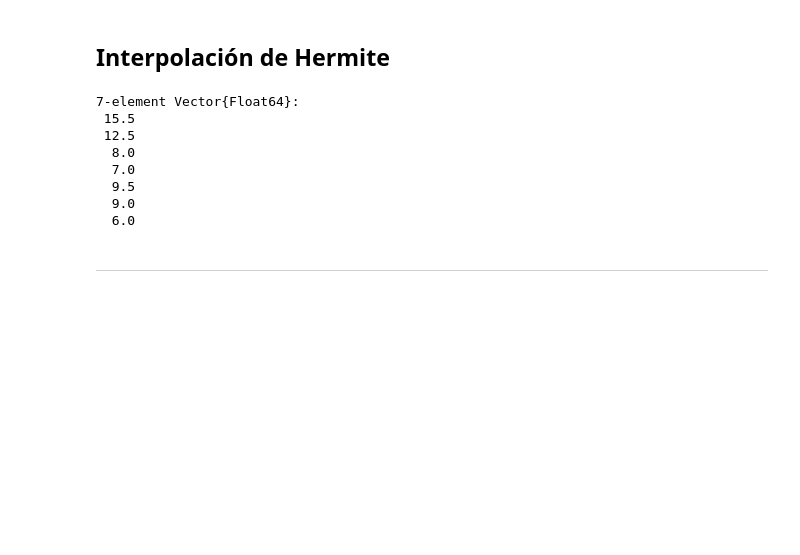
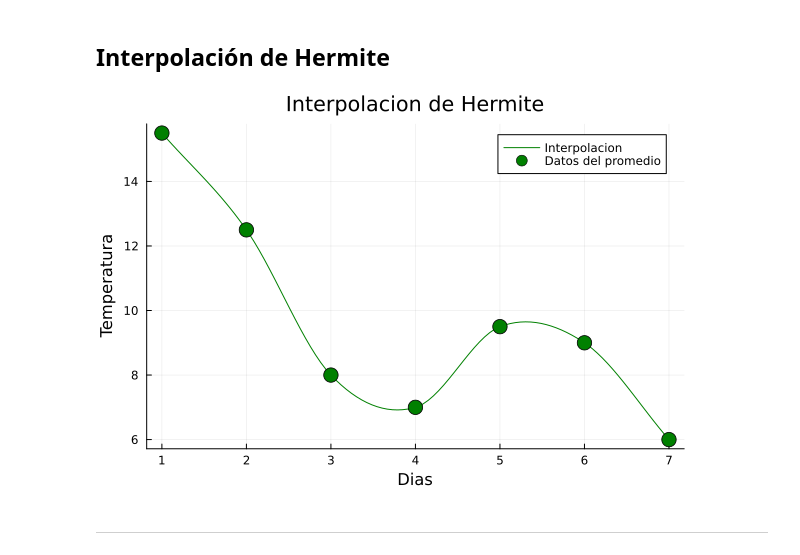
Before and after one commit to Maanuuuu/Colaboradores, a Jupyter notebook: Interpolaciones/Evaluacion_2.ipynb, the cells around one changed output. Cells and saved outputs as stored; diff of their text form; code cells hidden in the pictures; blank space fills up the shorter version.

```diff
--- a/Interpolaciones/Evaluacion_2.ipynb
+++ b/Interpolaciones/Evaluacion_2.ipynb
@@ -199,47 +199,45 @@ function interpolacion_hermite(x, y, dy, x_interp)
         h11 = t.^3 .- t.^2
 
         idx = encontrar_indices(x_interp, x[i], x[i + 1])
 
         for j in idx
             y_interp[j] = h00[j] * y[i] + h10[j] * h * dy[i] + h01[j] * y[i + 1] + h11[j] * h * dy[i + 1]
         end
 
     end
     return y_interp
 end
 
 # Lista de temperaturas
 t_hot=[21.0,18.0,12.0,11.0,14.0,13.0,10.0]
 t_cold=[10.0,7.0,4.0,3.0,5.0,5.0,2.0]
 
 promedio = np.zeros(length(t_hot))
 
 for i in 1:length(t_hot)
     promedio[i]= (t_hot[i]+t_cold[i])/2
 end
 
 # Generar puntos correspondientes
 x = np.arange(1,length(promedio)+1)
 y = np.array(promedio)
 
-# Asegurarse de que x es un vector de tipo Float64
+# Convertit x es un vector de tipo Float64 sí no lo es ya
 x = convert(Vector{Float64}, x)
 
-# Calcular derivadas utilizando diferencias finitas
-dy_h = calculate_derivatives(x, yh)
+# Calcular derivadas
+dy = derivadas(x, y)
 
-# Puntos más finos para evaluación
-x_fine_h = np.linspace(x[1], x[end], 100)
-y_fine_h = hermite_interpolation(x, yh, dy_h, x_fine_h)
+# Puntos más finos para evaluación (las lineas)
+x_fine = np.linspace(x[1], x[end], 100)
+y_fine = interpolacion_hermite(x, y, dy, x_fine)
+
+
+plot(x_fine, y_fine, label="Interpolacion",color=:green)
+scatter!(x, y, label="Datos del promedio", color=:green, marker=:circle, markersize=8)
+plot!(title = "Interpolacion de Hermite", xlabel = "Dias", ylabel = "Temperatura")
 # %% [output]
-7-element Vector{Float64}:
- 15.5
- 12.5
-  8.0
-  7.0
-  9.5
-  9.0
-  6.0
+[figure, added]
 # %% [markdown]
 ---
 # %% [markdown]
```
